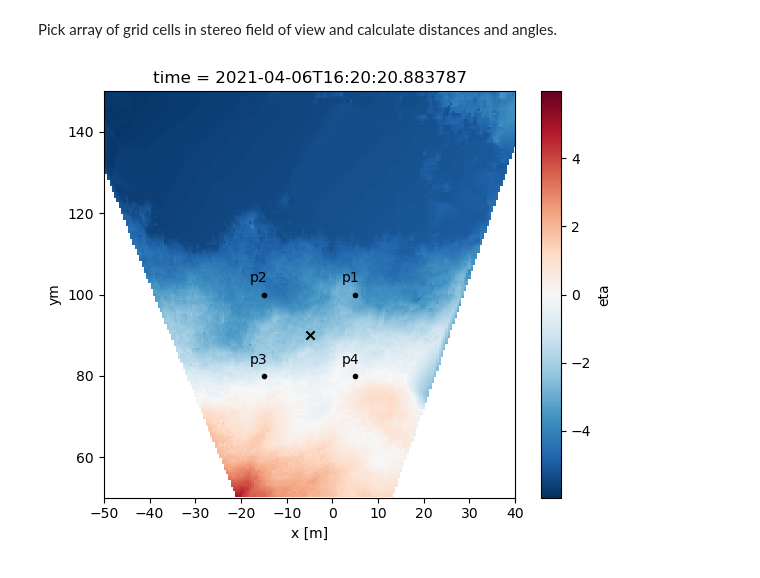
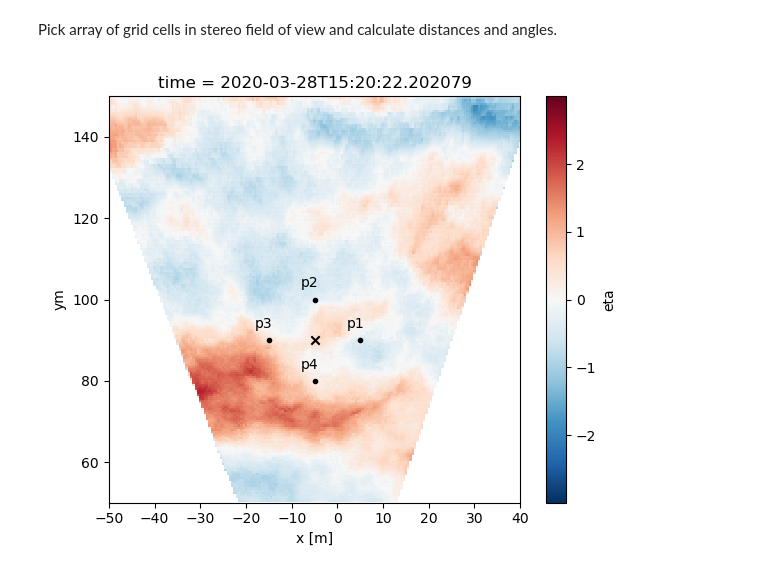
Before and after one commit to mikapm/pywdm, a Jupyter notebook: pywdm/ekok_stereo.ipynb, the cells around one changed output. Cells and saved outputs as stored; diff of their text form; code cells hidden in the pictures.

```diff
--- a/pywdm/ekok_stereo.ipynb
+++ b/pywdm/ekok_stereo.ipynb
@@ -8,13 +8,24 @@ import numpy as np
 import pandas as pd
 import xarray as xr
 import matplotlib.pyplot as plt
-from mpl_toolkits.axes_grid1 import make_axes_locatable
+from matplotlib import ticker, cm
+# Interactive plots
+%matplotlib widget
 import cmocean
 from pywdm import wdm
+from roxsi_pyfuns import wave_spectra
 
+# Read data
+datadir = '/home/mikapm/Documents/EKOK'
+# Read WAMOS spectrum
+fn_wamos = os.path.join(datadir, 'WAMOS_20200328_1520.nc')
+#fn_wamos = os.path.join(datadir, 'WAMOS_20200211_1040.nc')
+dsw = xr.open_dataset(fn_wamos)
+dsw = dsw.rename({'__xarray_dataarray_variable__': 'WAMOS_spec'},)
 # Read Ekofisk test stereo data
-datadir = '/home/mikapm/Documents/EKOK'
-fn_nc = os.path.join(datadir, 'xygrid_50cm_20210406_1620_plane_sub.nc')
+fn_nc = os.path.join(datadir, 'xygrid_50cm_20200328_1520_plane_sub.nc')
+# fn_nc = os.path.join(datadir, 'xygrid_50cm_20210406_1620_plane_sub.nc')
+#fn_nc = os.path.join(datadir, 'xygrid_50cm_20200211_1040_plane_sub.nc')
 ds = xr.open_dataset(fn_nc, decode_coords='all')
 # Change sign of y coord
 ds = ds.assign_coords(ym=ds.y * (-1))
@@ -37,51 +48,72 @@ Pick array of grid cells in stereo field of view and calculate distances and ang
 # x,y coordinates of square array
 origin = (-5, 90) # x,y coordinates of array origin
 sidelen = 10 # array half side length
-xpts = [origin[0]+sidelen, origin[0]-sidelen,
-        origin[0]-sidelen, origin[0]+sidelen]
-ypts = [origin[1]+sidelen, origin[1]+sidelen,
-        origin[1]-sidelen, origin[1]-sidelen]
+# xpts = [origin[0]+sidelen, origin[0]-sidelen,
+#         origin[0]-sidelen, origin[0]+sidelen]
+# ypts = [origin[1]+sidelen, origin[1]+sidelen,
+#         origin[1]-sidelen, origin[1]-sidelen]
+xpts = [origin[0]+sidelen, origin[0],
+        origin[0]-sidelen, origin[0]]
+ypts = [origin[1], origin[1]+sidelen,
+        origin[1], origin[1]-sidelen]
 
 # Define A and R arrays for stereo array
 # See figure below for visualization of array geometry.
-a_p1 = 45 # Angle from origin to p1 (see figure)
-a_p2 = 135
-a_p3 = 225
-a_p4 = 315
+# a_p1 = 45 # Angle from origin to p1 (see figure)
+# a_p2 = 135
+# a_p3 = 225
+# a_p4 = 315
+a_p1 = 0 # Angle from origin to p1 (see figure)
+a_p2 = 90
+a_p3 = 180
+a_p4 = 270
 # Angles from center
 A = np.array([a_p1, a_p2, a_p3, a_p4]).astype(float)
 # Convert angles to radians
 A *= (np.pi / 180)
 # Radius of array (m). i.e. Polar coordinates of the staffs
-o_l1 = np.sqrt(sidelen**2 + sidelen**2) # Distance from origin to p1 (see plot)
-o_l2 = np.sqrt(sidelen**2 + sidelen**2)
-o_l3 = np.sqrt(sidelen**2 + sidelen**2)
-o_l4 = np.sqrt(sidelen**2 + sidelen**2)
+# o_l1 = np.sqrt(sidelen**2 + sidelen**2) # Distance from origin to p1 (see plot)
+# o_l2 = np.sqrt(sidelen**2 + sidelen**2)
+# o_l3 = np.sqrt(sidelen**2 + sidelen**2)
+# o_l4 = np.sqrt(sidelen**2 + sidelen**2)
+o_l1 = sidelen + 0 # Distance from origin to p1 (see plot)
+o_l2 = sidelen + 0
+o_l3 = sidelen + 0
+o_l4 = sidelen + 0
 R = np.array([o_l1, o_l2, o_l3, o_l4])
 # Make virtual wave staff array (interpolate over NaNs)
-arr = np.array([ds.eta.sel(x=xpts[0], y=ypts[0], method='nearest').interpolate_na(dim='time').bfill(
-    dim='time').ffill(dim='time').values,
-                ds.eta.sel(x=xpts[1], y=ypts[1], method='nearest').interpolate_na(dim='time').bfill(
-                    dim='time').ffill(dim='time').values,
-                ds.eta.sel(x=xpts[2], y=ypts[2], method='nearest').interpolate_na(dim='time').bfill(
-                    dim='time').ffill(dim='time').values,
-                ds.eta.sel(x=xpts[3], y=ypts[3], method='nearest').interpolate_na(dim='time').bfill(
-                    dim='time').ffill(dim='time').values,
+arr = np.array([ds.eta.sel(x=xpts[0], y=-ypts[0], method='nearest').interpolate_na(dim='time').bfill(
+                    dim='time').ffill(dim='time').values.squeeze(),
+                ds.eta.sel(x=xpts[1], y=-ypts[1], method='nearest').interpolate_na(dim='time').bfill(
+                    dim='time').ffill(dim='time').values.squeeze(),
+                ds.eta.sel(x=xpts[2], y=-ypts[2], method='nearest').interpolate_na(dim='time').bfill(
+                    dim='time').ffill(dim='time').values.squeeze(),
+                ds.eta.sel(x=xpts[3], y=-ypts[3], method='nearest').interpolate_na(dim='time').bfill(
+                    dim='time').ffill(dim='time').values.squeeze(),
                ])
+# Check that array is even
+if not (arr.shape[-1] % 2) == 0:
+    arr = arr[:, :-1]
+    # Time axis for plot
+    t = ds.sel(x=xpts[0], y=ypts[0], method='nearest').interpolate_na(dim='time').bfill(
+            dim='time').ffill(dim='time').time.values[:-1]
+else:
+    t = ds.sel(x=xpts[0], y=ypts[0], method='nearest').interpolate_na(dim='time').bfill(
+            dim='time').ffill(dim='time').time.values
 
 # Plot array on top of sample grid for visualization
 fig, ax = plt.subplots(figsize=(6,5))
 ds.isel(time=100).eta.plot(ax=ax, x='x', y='ym')
 for i, (xp, yp) in enumerate(zip(xpts, ypts)):
     ax.scatter(xp, yp, color='k', marker='.')
     # Name points p1-p4
     ax.annotate(f'p{i+1:0d}', xy=(xp-3, yp+3), )
 # Mark origin w/ x
 ax.scatter(origin[0], origin[1], color='k', marker='x')
 # Crop limits
 ax.set_ylim([50, 150])
 ax.set_xlim([-50, 40])
 plt.tight_layout()
 plt.show()
 # %% [output]
-[figure, old version]
+[figure, new version]
```
Also changed, not shown: parts of 11 cells of this notebook.
